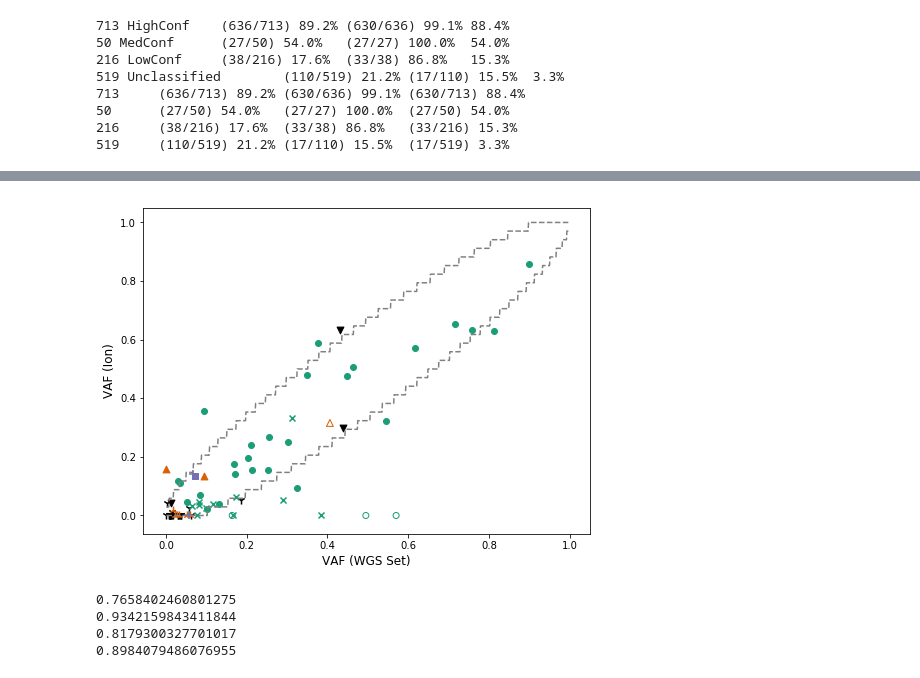
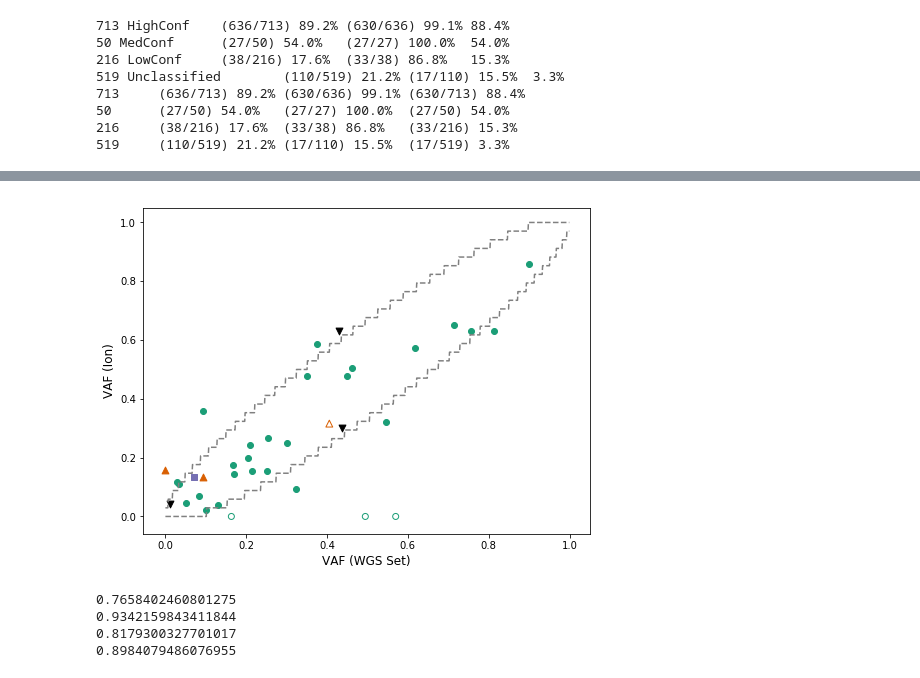
Before and after one commit to bioinform/somaticseq, a Jupyter notebook: utilities/Code_for_Figures/reference_samples_manuscript/Validation_VAF_Scatter_Plots.ipynb, the cells around one changed output, grey strips where cells are left out. Saved outputs shown, nothing was run; the diff lists cells and outputs as text; code cells hidden in the pictures.

```diff
--- a/utilities/Code_for_Figures/reference_samples_manuscript/Validation_VAF_Scatter_Plots.ipynb
+++ b/utilities/Code_for_Figures/reference_samples_manuscript/Validation_VAF_Scatter_Plots.ipynb
@@ -1291,42 +1291,42 @@ plt.scatter(goldTVAFs[ np.all( (confLabels=='MedConf', validations=='NO'), axis=
 plt.scatter(goldTVAFs[ np.all( (confLabels=='HighConf', validations=='NO'), axis=0) ], \
             validationTVAFs[ np.all( (confLabels=='HighConf', validations=='NO'), axis=0) ], s=ms,  color=highConfColor, facecolors='none', marker='o')
 
 
-plt.scatter(goldTVAFs[ np.all( (confLabels=='Unclassified', validations=='UNKNOWN'), axis=0) ], \
-            validationTVAFs[ np.all( (confLabels=='Unclassified', validations=='UNKNOWN'), axis=0) ], s=ms*1.8, color=unclassifiedColor, marker='1',)
+# plt.scatter(goldTVAFs[ np.all( (confLabels=='Unclassified', validations=='UNKNOWN'), axis=0) ], \
+#             validationTVAFs[ np.all( (confLabels=='Unclassified', validations=='UNKNOWN'), axis=0) ], s=ms*1.8, color=unclassifiedColor, marker='1',)
 
-plt.scatter(goldTVAFs[ np.all( (confLabels=='LowConf', validations=='UNKNOWN'), axis=0) ], \
-            validationTVAFs[ np.all( (confLabels=='LowConf', validations=='UNKNOWN'), axis=0) ], s=ms*1.8, color=lowConfColor, marker='2',)
+# plt.scatter(goldTVAFs[ np.all( (confLabels=='LowConf', validations=='UNKNOWN'), axis=0) ], \
+#             validationTVAFs[ np.all( (confLabels=='LowConf', validations=='UNKNOWN'), axis=0) ], s=ms*1.8, color=lowConfColor, marker='2',)
 
-plt.scatter(goldTVAFs[ np.all( (confLabels=='MedConf', validations=='UNKNOWN'), axis=0) ], \
-            validationTVAFs[ np.all( (confLabels=='MedConf', validations=='UNKNOWN'), axis=0) ], s=ms*1.8,  color=medConfColor, marker='+',)
+# plt.scatter(goldTVAFs[ np.all( (confLabels=='MedConf', validations=='UNKNOWN'), axis=0) ], \
+#             validationTVAFs[ np.all( (confLabels=='MedConf', validations=='UNKNOWN'), axis=0) ], s=ms*1.8,  color=medConfColor, marker='+',)
 
-plt.scatter(goldTVAFs[ np.all( (confLabels=='HighConf', validations=='UNKNOWN'), axis=0) ], \
-            validationTVAFs[ np.all( (confLabels=='HighConf', validations=='UNKNOWN'), axis=0) ], s=ms, color=highConfColor, marker='x',)
+# plt.scatter(goldTVAFs[ np.all( (confLabels=='HighConf', validations=='UNKNOWN'), axis=0) ], \
+#             validationTVAFs[ np.all( (confLabels=='HighConf', validations=='UNKNOWN'), axis=0) ], s=ms, color=highConfColor, marker='x',)
 
 
 
 x_range     = []
 lower_bound = []
 upper_bound = []
 
 vaf_i = 0.001
 while vaf_i < 1:
     a, b = scipystats.binom.interval(0.95, 34,vaf_i)
     x_range.append(vaf_i)
     lower_bound.append(a/34)
     upper_bound.append(b/34)
     vaf_i += 0.001
 
 plt.plot(x_range, lower_bound, color='gray', linestyle = 'dashed')
 plt.plot(x_range, upper_bound, color='gray', linestyle = 'dashed')
 
 plt.xlabel('VAF (WGS Set)', size=12)
 plt.ylabel('VAF (Ion)', size=12)
 
 plt.savefig('../Extended_Data_Figures/Extended_Data_Fig_03b_ion_indel_cross_validation.pdf', bbox_inches='tight')
 # %% [output]
-[figure, old version]
+[figure, new version]
 # %%
 print( R(goldTVAFs[ confLabels=='HighConf'],  validationTVAFs[ confLabels=='HighConf' ]) )
 print( R(goldTVAFs[ confLabels=='MedConf'],  validationTVAFs[ confLabels=='MedConf' ]) )
```
Also changed, not shown: parts of 6 cells of this notebook, 2 other files.
